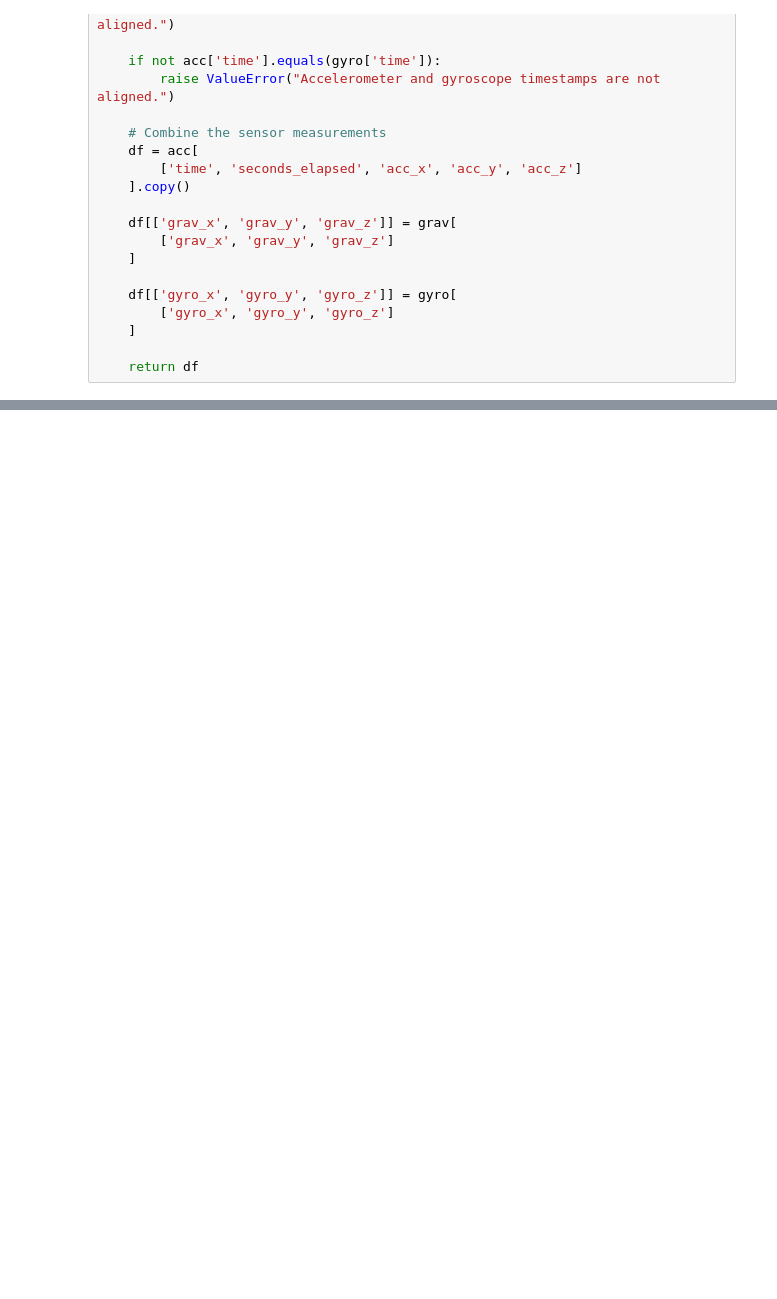
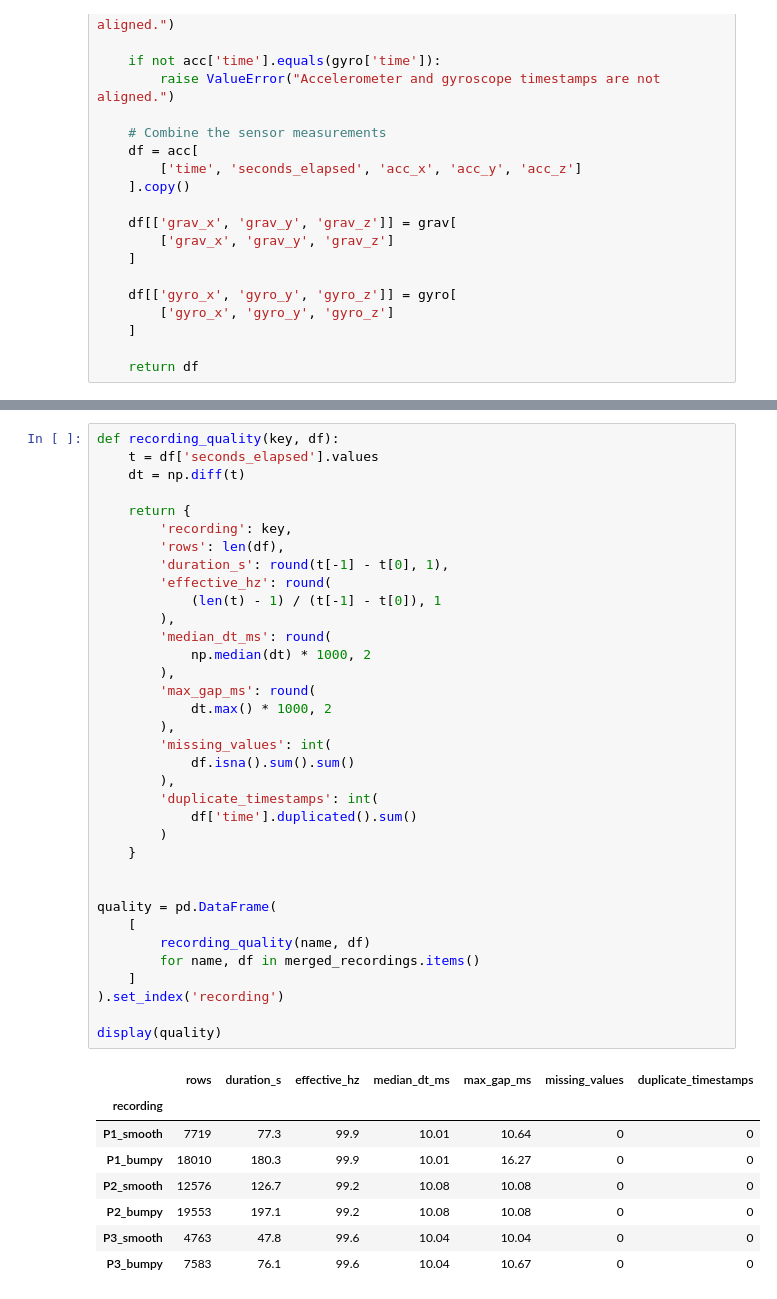
Before and after one commit to HeKaY-boy/bike-lane-quality-assessment, a Jupyter notebook: Main_notebook.ipynb, the cells around one changed output, grey strips where cells are left out. Cells and saved outputs as stored; diff of their text form; blank space fills up the shorter version.

```diff
--- a/Main_notebook.ipynb
+++ b/Main_notebook.ipynb
@@ -185,0 +170,44 @@ FileNotFoundError: [Errno 2] No such file or directory: '../data_raw/Smooth/P1/A
+# %%
+def recording_quality(key, df):
+    t = df['seconds_elapsed'].values
+    dt = np.diff(t)
+
+    return {
+        'recording': key,
+        'rows': len(df),
+        'duration_s': round(t[-1] - t[0], 1),
+        'effective_hz': round(
+            (len(t) - 1) / (t[-1] - t[0]), 1
+        ),
+        'median_dt_ms': round(
+            np.median(dt) * 1000, 2
+        ),
+        'max_gap_ms': round(
+            dt.max() * 1000, 2
+        ),
+        'missing_values': int(
+            df.isna().sum().sum()
+        ),
+        'duplicate_timestamps': int(
+            df['time'].duplicated().sum()
+        )
+    }
+
+
+quality = pd.DataFrame(
+    [
+        recording_quality(name, df)
+        for name, df in merged_recordings.items()
+    ]
+).set_index('recording')
+
+display(quality)
+# %% [output]
+|  | rows | duration_s | effective_hz | median_dt_ms | max_gap_ms | missing_values | duplicate_timestamps |
+| recording |  |  |  |  |  |  |  |
+| P1_smooth | 7719 | 77.3 | 99.9 | 10.01 | 10.64 | 0 | 0 |
+| P1_bumpy | 18010 | 180.3 | 99.9 | 10.01 | 16.27 | 0 | 0 |
+| P2_smooth | 12576 | 126.7 | 99.2 | 10.08 | 10.08 | 0 | 0 |
+| P2_bumpy | 19553 | 197.1 | 99.2 | 10.08 | 10.08 | 0 | 0 |
+| P3_smooth | 4763 | 47.8 | 99.6 | 10.04 | 10.04 | 0 | 0 |
+| P3_bumpy | 7583 | 76.1 | 99.6 | 10.04 | 10.67 | 0 | 0 |
```
Also changed, not shown: parts of 8 cells of this notebook.
